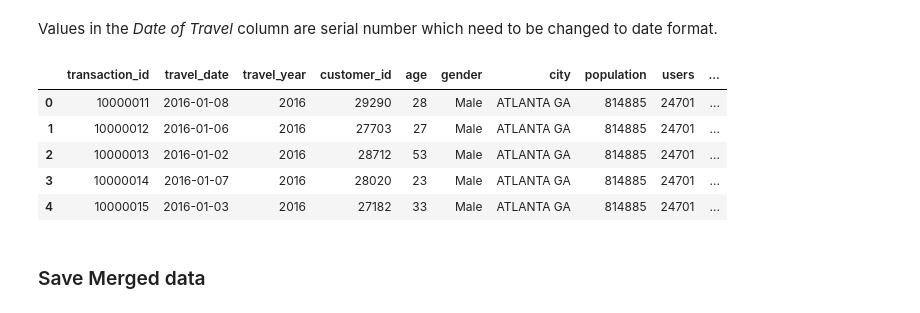
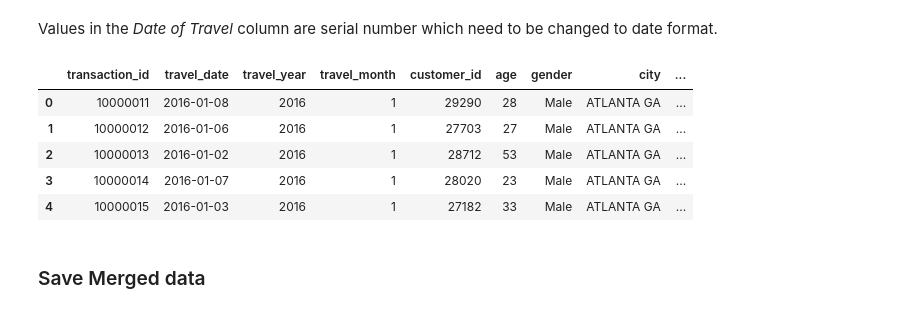
Before and after one commit to Ashish-Sasna/Data-Glacier, a Jupyter notebook: Week 2/Scripts/G2M_Insights.ipynb, the cells around one changed output. Cells and saved outputs as stored; diff of their text form; code cells hidden in the pictures.

```diff
--- a/Week 2/Scripts/G2M_Insights.ipynb
+++ b/Week 2/Scripts/G2M_Insights.ipynb
@@ -302,3 +284,5 @@ Values in the *Date of Travel* column are serial number which need to be changed
 final_df['Date of Travel'] = final_df['Date of Travel'].apply(lambda x: xlrd.xldate_as_datetime(x,
                                                                                                 0).date())
 final_df['Date of Travel'] = pd.to_datetime(final_df['Date of Travel'])
+final_df['Year of Travel'] = final_df['Date of Travel'].apply(lambda x: x.year)
+final_df['Month of Travel'] = final_df['Date of Travel'].apply(lambda x: x.month)
@@ -307,36 +289,37 @@ final_df['Year of Travel'] = final_df['Date of Travel'].apply(lambda x: x.year)
 # %%
 final_df = final_df.rename(columns={
     'Transaction ID' : 'transaction_id',
     'Date of Travel' : 'travel_date',
     'Year of Travel' : 'travel_year',
+    'Month of Travel' : 'travel_month',
     'Customer ID' : 'customer_id',
     'Age' : 'age',
     'Gender' : 'gender',
     'City' : 'city',
     'Population' : 'population',
     'Users' : 'users',
     'Income (USD/Month)' : 'monthly_income(USD)',
     'KM Travelled' : 'travel_dist(km)',
     'Price Charged' : 'total_chrgd',
     'Cost of Trip' : 'trip_cost',
     'Payment_Mode' : 'pymnt_mode',
     'Company' : 'cab_cmpny'
 })
 
 final_df['trip_profit'] = final_df['total_chrgd'] - final_df['trip_cost']
 
-final_df = final_df[['transaction_id', 'travel_date', 'travel_year', 'customer_id', 'age', \
+final_df = final_df[['transaction_id', 'travel_date', 'travel_year', 'travel_month', 'customer_id', 'age', \
                      'gender', 'city', 'population', 'users', 'monthly_income(USD)', 'travel_dist(km)', \
                      'trip_cost', 'total_chrgd', 'trip_profit', 'pymnt_mode', 'cab_cmpny']]
 
 final_df.head()
 # %% [output]
-|  | transaction_id | travel_date | travel_year | customer_id | age | gender | city | population | users | ... |
-| 0 | 10000011 | 2016-01-08 | 2016 | 29290 | 28 | Male | ATLANTA GA | 814885 | 24701 | ... |
-| 1 | 10000012 | 2016-01-06 | 2016 | 27703 | 27 | Male | ATLANTA GA | 814885 | 24701 | ... |
-| 2 | 10000013 | 2016-01-02 | 2016 | 28712 | 53 | Male | ATLANTA GA | 814885 | 24701 | ... |
-| 3 | 10000014 | 2016-01-07 | 2016 | 28020 | 23 | Male | ATLANTA GA | 814885 | 24701 | ... |
-| 4 | 10000015 | 2016-01-03 | 2016 | 27182 | 33 | Male | ATLANTA GA | 814885 | 24701 | ... |
+|  | transaction_id | travel_date | travel_year | travel_month | customer_id | age | gender | city | ... |
+| 0 | 10000011 | 2016-01-08 | 2016 | 1 | 29290 | 28 | Male | ATLANTA GA | ... |
+| 1 | 10000012 | 2016-01-06 | 2016 | 1 | 27703 | 27 | Male | ATLANTA GA | ... |
+| 2 | 10000013 | 2016-01-02 | 2016 | 1 | 28712 | 53 | Male | ATLANTA GA | ... |
+| 3 | 10000014 | 2016-01-07 | 2016 | 1 | 28020 | 23 | Male | ATLANTA GA | ... |
+| 4 | 10000015 | 2016-01-03 | 2016 | 1 | 27182 | 33 | Male | ATLANTA GA | ... |
 # %% [markdown]
 ### Save Merged data
 # %%
```
Also changed, not shown: parts of 10 cells of this notebook, 1 other file.
